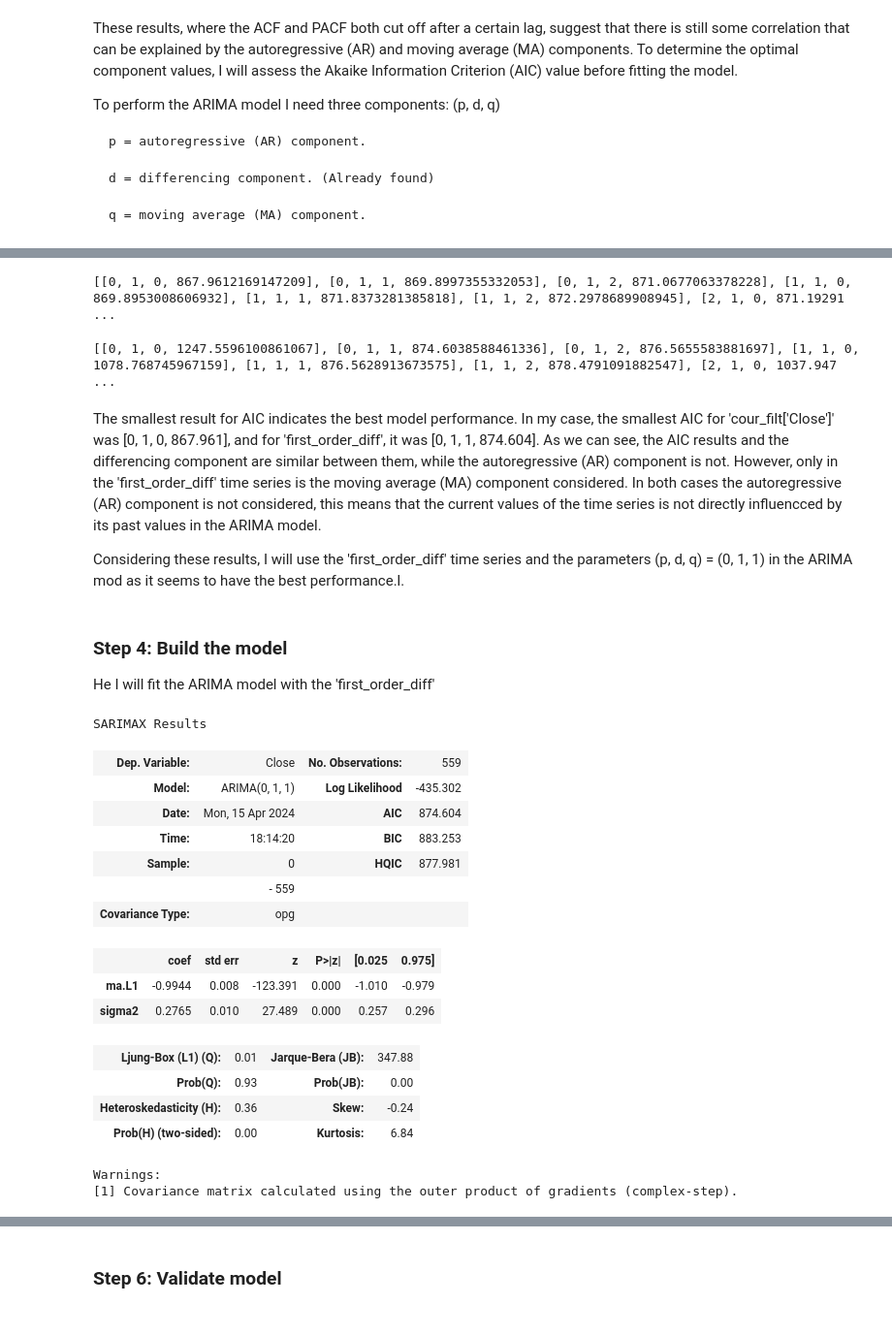
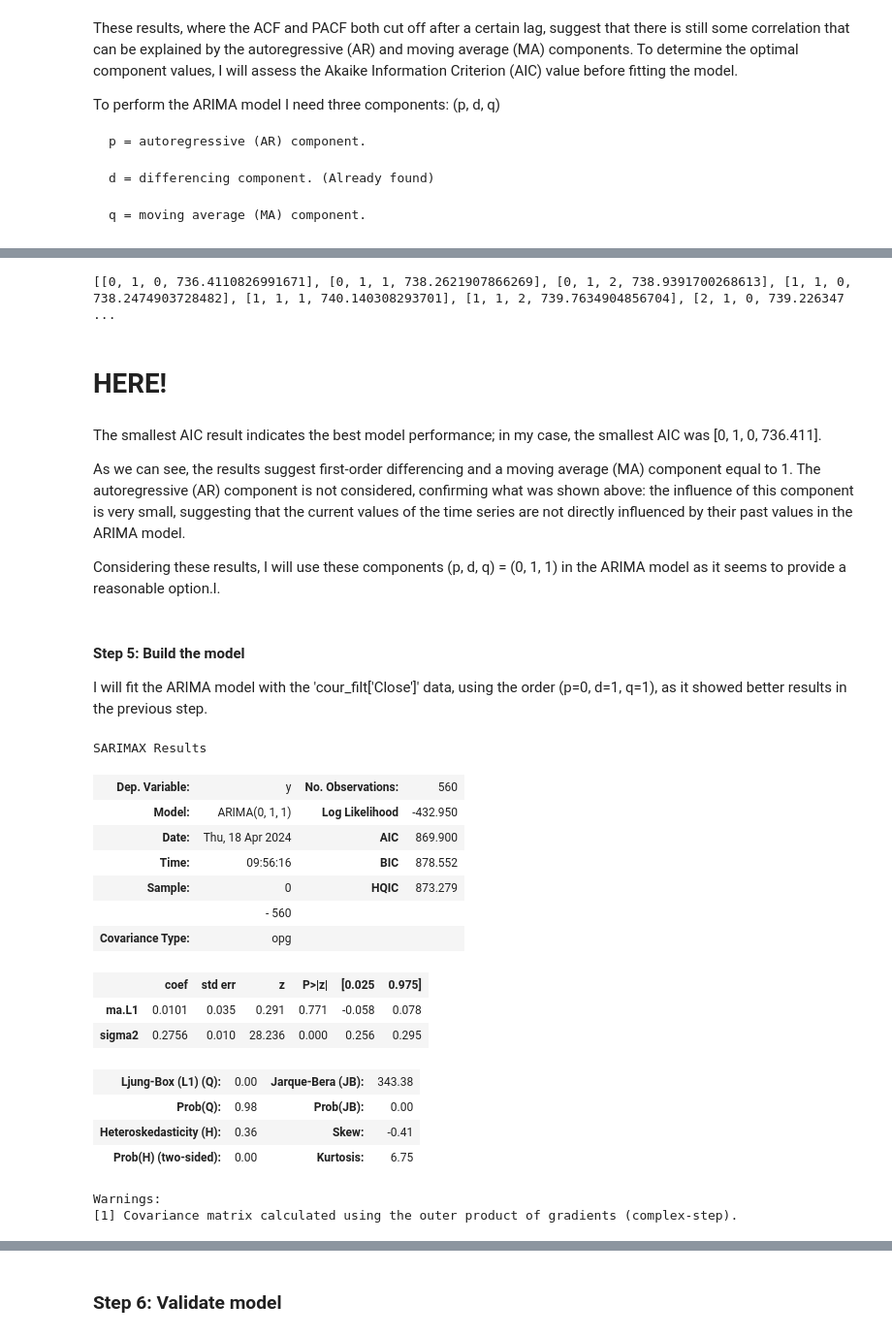
Before and after one commit to Daniela-MB/Time_series_analysis, a Jupyter notebook: CA1_Project_MLB_DanielaMarianoBarreto.ipynb, the cells around one changed output, grey strips where cells are left out. Shown at 97% size. Cells and saved outputs as stored; diff of their text form; code cells hidden in the pictures.

```diff
--- a/CA1_Project_MLB_DanielaMarianoBarreto.ipynb
+++ b/CA1_Project_MLB_DanielaMarianoBarreto.ipynb
@@ -853,63 +926,53 @@ I will use the nested loop below to calculate the AIC value. First, I will use t
 # %%
 from statsmodels.tsa.arima.model import ARIMA
-# A nested loop is written to calculate the AIC values # first_order_diff
+
 aicVal=[]
 for d in range(1,3):
     for ari in range(0, 3):
         for maj in range(0,3):
             try:
-                arima_obj = ARIMA(cour_filt['Close'].tolist(), order=(ari,d,maj))
+                arima_obj = ARIMA(train_data.tolist(), order=(ari,d,maj))
                 arima_obj_fit=arima_obj.fit()
                 aicVal.append([ari, d, maj, arima_obj_fit.aic])
             except ValueError:
                 pass
 print(aicVal)
 # %% [output]
-[[0, 1, 0, 867.9612169147209], [0, 1, 1, 869.8997355332053], [0, 1, 2, 871.0677063378228], [1, 1, 0, 869.8953008606932], [1, 1, 1, 871.8373281385818], [1, 1, 2, 872.2978689908945], [2, 1, 0, 871.19291 ...
+[[0, 1, 0, 736.4110826991671], [0, 1, 1, 738.2621907866269], [0, 1, 2, 738.9391700268613], [1, 1, 0, 738.2474903728482], [1, 1, 1, 740.140308293701], [1, 1, 2, 739.7634904856704], [2, 1, 0, 739.226347 ...
-# %%
-aicVal=[]
-for d in range(1,3):
-    for ari in range(0, 3):
-        for maj in range(0,3):
-            try:
-                arima_obj = ARIMA(first_order_diff.tolist(), order=(ari,d,maj))
-                arima_obj_fit=arima_obj.fit()
-                aicVal.append([ari, d, maj, arima_obj_fit.aic])
-            except ValueError:
-                pass
-print(aicVal)
-# %% [output]
-[[0, 1, 0, 1247.5596100861067], [0, 1, 1, 874.6038588461336], [0, 1, 2, 876.5655583881697], [1, 1, 0, 1078.768745967159], [1, 1, 1, 876.5628913673575], [1, 1, 2, 878.4791091882547], [2, 1, 0, 1037.947 ...
+# %% [markdown]
+# HERE!
 # %% [markdown]
-The smallest result for AIC indicates the best model performance. In my case, the smallest AIC for 'cour_filt['Close']' was [0, 1, 0, 867.961], and for 'first_order_diff', it was [0, 1, 1, 874.604]. As we can see, the AIC results and the differencing component are similar between them, while the autoregressive (AR) component is not. However, only in the 'first_order_diff' time series is the moving average (MA) component considered. In both cases the autoregressive (AR) component is not considered, this means that the current values of the time series is not directly influencced by its past values in the ARIMA model.
+The smallest AIC result indicates the best model performance; in my case, the smallest AIC was [0, 1, 0, 736.411].
 
-Considering these results, I will use the 'first_order_diff' time series and the parameters (p, d, q) = (0, 1, 1) in the ARIMA mod as it seems to have the best performance.l.
+As we can see, the results suggest first-order differencing and a moving average (MA) component equal to 1. The autoregressive (AR) component is not considered, confirming what was shown above: the influence of this component is very small, suggesting that the current values of the time series are not directly influenced by their past values in the ARIMA model.
+
+Considering these results, I will use these components (p, d, q) = (0, 1, 1) in the ARIMA model as it seems to provide a reasonable option.l.
 # %% [markdown]
-### Step 4: Build the model
+#### Step 5: Build the model
 
-He I will fit the ARIMA model with the 'first_order_diff'
+I will fit the ARIMA model with the 'cour_filt['Close']' data, using the order (p=0, d=1, q=1), as it showed better results in the previous step.
 # %%
 from statsmodels.tsa.arima.model import ARIMA
 
-model = ARIMA(first_order_diff, order=(0,1,1))
+model = ARIMA(cour_filt['Close'].tolist(), order=(0,1,1))
 model_fit = model.fit()
 
 model_fit.summary()
 # %% [output]
 SARIMAX Results
-| Dep. Variable: | Close | No. Observations: | 559 |
-| Model: | ARIMA(0, 1, 1) | Log Likelihood | -435.302 |
-| Date: | Mon, 15 Apr 2024 | AIC | 874.604 |
-| Time: | 18:14:20 | BIC | 883.253 |
-| Sample: | 0 | HQIC | 877.981 |
-|  | - 559 |  |  |
+| Dep. Variable: | y | No. Observations: | 560 |
+| Model: | ARIMA(0, 1, 1) | Log Likelihood | -432.950 |
+| Date: | Thu, 18 Apr 2024 | AIC | 869.900 |
+| Time: | 09:56:16 | BIC | 878.552 |
+| Sample: | 0 | HQIC | 873.279 |
+|  | - 560 |  |  |
 | Covariance Type: | opg |  |  |
 |  | coef | std err | z | P>|z| | [0.025 | 0.975] |
-| ma.L1 | -0.9944 | 0.008 | -123.391 | 0.000 | -1.010 | -0.979 |
-| sigma2 | 0.2765 | 0.010 | 27.489 | 0.000 | 0.257 | 0.296 |
+| ma.L1 | 0.0101 | 0.035 | 0.291 | 0.771 | -0.058 | 0.078 |
+| sigma2 | 0.2756 | 0.010 | 28.236 | 0.000 | 0.256 | 0.295 |
-| Ljung-Box (L1) (Q): | 0.01 | Jarque-Bera (JB): | 347.88 |
-| Prob(Q): | 0.93 | Prob(JB): | 0.00 |
-| Heteroskedasticity (H): | 0.36 | Skew: | -0.24 |
-| Prob(H) (two-sided): | 0.00 | Kurtosis: | 6.84 |
+| Ljung-Box (L1) (Q): | 0.00 | Jarque-Bera (JB): | 343.38 |
+| Prob(Q): | 0.98 | Prob(JB): | 0.00 |
+| Heteroskedasticity (H): | 0.36 | Skew: | -0.41 |
+| Prob(H) (two-sided): | 0.00 | Kurtosis: | 6.75 |
 Warnings:
 [1] Covariance matrix calculated using the outer product of gradients (complex-step).
```
Also changed, not shown: parts of 23 cells of this notebook.
